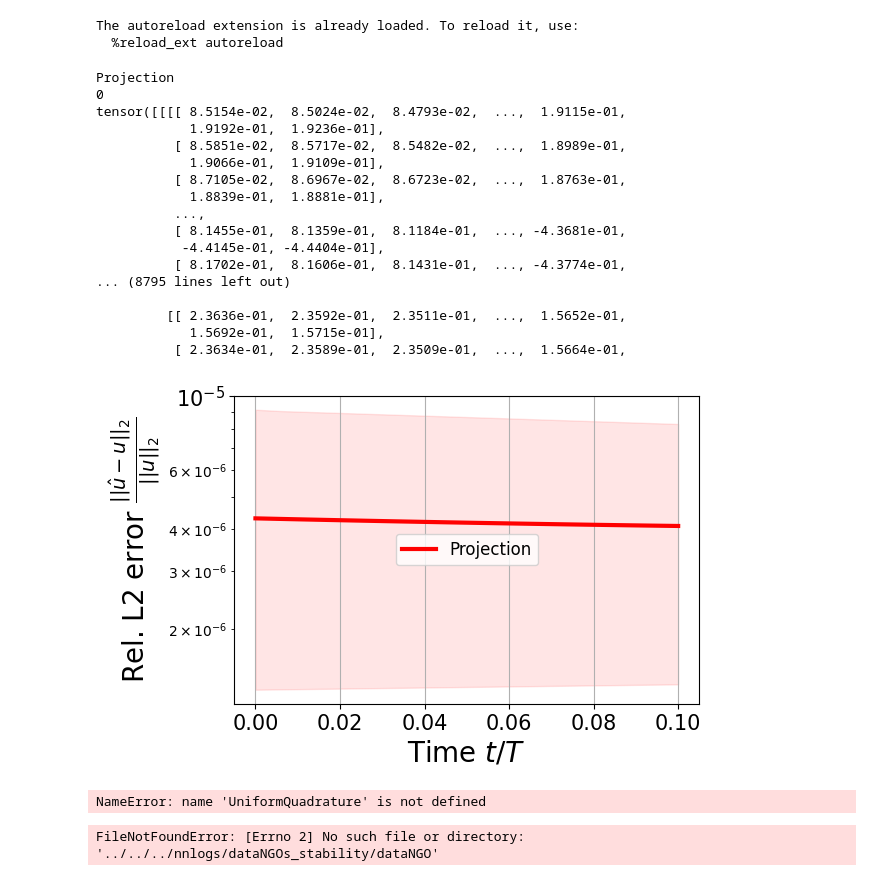
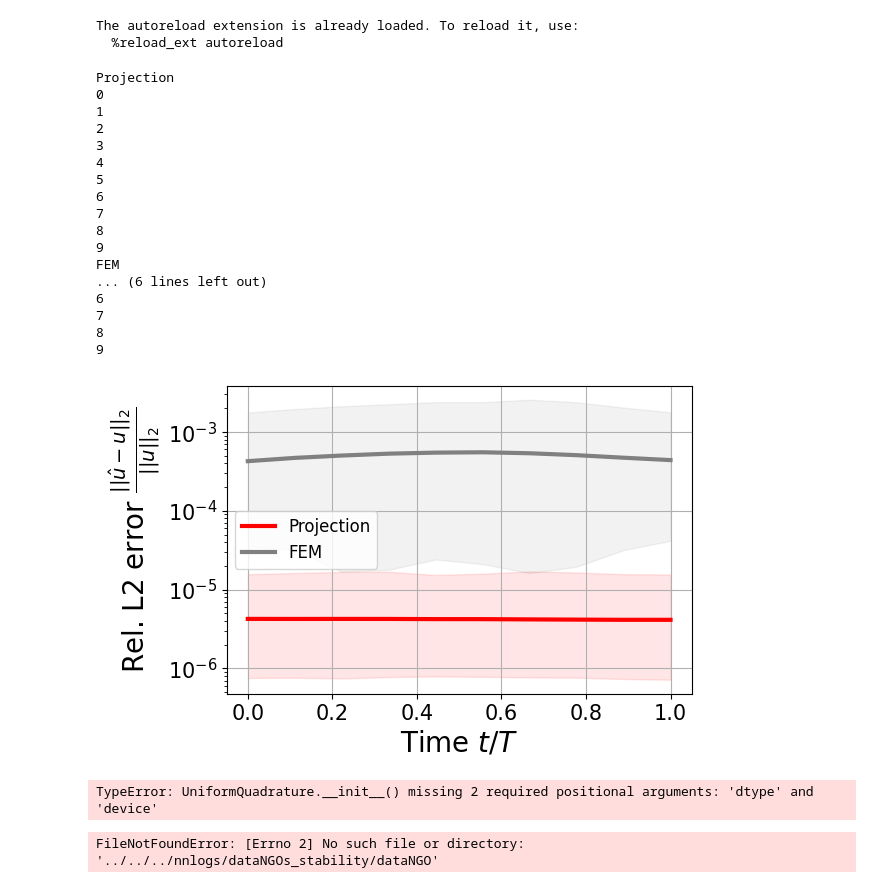
Before and after one commit to JoostHMPrins/ngo, a Jupyter notebook: analysisnotebooks/timestepping.ipynb, the cells around one changed output. Saved outputs shown, nothing was run; the diff lists cells and outputs as text; code cells hidden in the pictures.

```diff
--- a/analysisnotebooks/timestepping.ipynb
+++ b/analysisnotebooks/timestepping.ipynb
@@ -27,7 +27,7 @@ sublogdir = 'tdd'
 projection = loadmodelfromlabel(model=NeuralOperator, label='ngo', logdir=logdir, sublogdir=sublogdir, device=device)
 projection.hparams['modeltype'] = 'projection'
 projection.hparams['dtype'] = torch.float64
-projection.hparams['Dt'] = 0.001
+projection.hparams['Dt'] = 0.1
 projection.__init__(projection.hparams)
 
 FEM = loadmodelfromlabel(model=NeuralOperator, label='ngo', logdir=logdir, sublogdir=sublogdir, device=device)
@@ -37,7 +37,7 @@ FEM.hparams['Neumannseries'] = False
 FEM.hparams['Neumannseries_order'] = None
 # FEM.hparams['project_materialparameters'] = True
 FEM.hparams['gamma_stabilization'] = 100
-FEM.hparams['Dt'] = 0.001
+FEM.hparams['Dt'] = 0.1
 FEM.__init__(FEM.hparams)
 
 # NN = loadmodelfromlabel(model=NeuralOperator, label='NN', logdir=logdir, sublogdir=sublogdir, device=device)
@@ -47,6 +47,7 @@ FEM.__init__(FEM.hparams)
 # DeepONet = loadmodelfromlabel(model=NeuralOperator, label='DeepONet', logdir=logdir, sublogdir=sublogdir, device=device)
 
 # VarMiON = loadmodelfromlabel(model=NeuralOperator, label='VarMiON', logdir=logdir, sublogdir=sublogdir, device=device)
+
 # dataNGO = loadmodelfromlabel(model=NeuralOperator, label='steadydiffusion', logdir=logdir, sublogdir=sublogdir, device=device)
 
 # datafreeNGO = loadmodelfromlabel(model=NeuralOperator, label='datafreeNGO', logdir=logdir, sublogdir=sublogdir, device=device)
@@ -55,7 +56,7 @@ FEM.__init__(FEM.hparams)
 
 modeldict = {
             'Projection': projection,
-            # 'FEM': FEM,
+            'FEM': FEM,
             #  'NN': NN,
             #  'FNO': FNO,
             #  'DeepONet': DeepONet,
@@ -65,9 +66,9 @@ modeldict = {
             # 'Model NGO': modelNGO,
 }
 # %%
-N_samples = 10
-n_timesteps = 100
-l = torch.tensor([1,1,1], dtype=torch.float64, device=device)
+N_samples = 1000
+n_timesteps = 10
+l = torch.tensor([1,1,1], dtype=projection.hparams['dtype'], device=projection.hparams['device'])
 
 t_values = np.linspace(0,n_timesteps*projection.hparams['Dt'],n_timesteps)
 
@@ -82,15 +83,21 @@ size_title = 20
 size_ticklabels = 15
 size_axeslabels = 20
 
-w_t, xi_t = GaussLegendreQuadrature(Q=2, n_elements=1, dtype=torch.float64, device=device).compute_quadrature()
+
+# w_t, xi_t = UniformQuadrature(Q=2, dtype=projection.hparams['dtype'], device=projection.hparams['device']).compute_quadrature()
+# w_x, xi_x = UniformQuadrature(Q=100, dtype=projection.hparams['dtype'], device=projection.hparams['device']).compute_quadrature()
+# w_y, xi_y = UniformQuadrature(Q=100, dtype=projection.hparams['dtype'], device=projection.hparams['device']).compute_quadrature()
+w_t, xi_t = GaussLegendreQuadrature(Q=2, n_elements=1, dtype=projection.hparams['dtype'], device=projection.hparams['device']).compute_quadrature()
+w_x, xi_x = GaussLegendreQuadrature(Q=99, n_elements=3, dtype=projection.hparams['dtype'], device=projection.hparams['device']).compute_quadrature()
+w_y, xi_y = GaussLegendreQuadrature(Q=99, n_elements=3, dtype=projection.hparams['dtype'], device=projection.hparams['device']).compute_quadrature()
 w_t = w_t*projection.hparams['Dt']
 xi_t = xi_t*projection.hparams['Dt']
-w_x, xi_x = GaussLegendreQuadrature(Q=99, n_elements=3, dtype=torch.float64, device=device).compute_quadrature()
-w_y, xi_y = GaussLegendreQuadrature(Q=99, n_elements=3, dtype=torch.float64, device=device).compute_quadrature()
-
 W = w_t, w_x, w_y
 X = xi_t, xi_x, xi_y
+
 xi_t_0 = torch.clone(xi_t)
+
+
 
 linestyles=['--','--','--','--','--','--','--','--','--','--','--','--','--','--','--','--','--','--','--','--','--','--','--','--','--','--']
 colors = ['C0','C1','C2','C3','C4','C5','C6','C7','C8','C9','C10','green','red','blue','purple','orange','brown','pink','cyan','magenta','yellow','black']
@@ -127,18 +134,18 @@ m=0
 for model in modeldict:
     print(str(model))
     modeldict[str(model)].timestep = 0
+    xi_t = xi_t_0
+    X = (xi_t, xi_x, xi_y)
     for i in range(n_timesteps):
         print(i)
         u_exact = u.forward(X)
         u_hat = modeldict[str(model)].simforward(theta, f, eta_y0, eta_yL, g_x0, g_xL, u0, X, u)
-        print(u_hat)
         L2_scaled_array = relativeL2norm_set(W, u_hat, u_exact)
         L2_scaled_avg[m,i] = torch.mean(L2_scaled_array)
         q_l = torch.quantile(L2_scaled_array, q_low)
         q_h = torch.quantile(L2_scaled_array, q_high)
         yerr[m,:,i] = torch.tensor([q_l, q_h])
         modeldict[str(model)].time_step()
-        print(xi_t)
         xi_t = modeldict[str(model)].t_0 + xi_t_0
         X = (xi_t, xi_x, xi_y)
     m+=1
@@ -154,49 +161,49 @@ ax.set_xlabel(r'Time $t/T$', fontsize=size_axeslabels)
 ax.set_ylabel(r'Rel. L2 error $\frac{||\hat{u}-u||_2}{||u||_2}$', fontsize=size_axeslabels)
 
 ax.set_yscale('log')
 # ax.set_xlim(0, 1)
 # ax.set_ylim(1e-4,1e0)
 
 # ax.set_yticks([1e-4,1e-3,1e-2,1e-1,1e0])
 ax.grid()
 for model in modeldict:
     # plots.append(ax.errorbar(t_values, L2_scaled_avg[m], yerr=yerr[m], fmt=".-", capsize=6, ms=15, label=str(model), color=colors[m], linestyle=linestyles[m]))
     plots.append(ax.plot(t_values, L2_scaled_avg[m], label=str(model), color=colors[m], linestyle=linestyles[m], linewidth=3)[0])
     ax.fill_between(t_values, yerr[m,0,:], yerr[m,1,:], alpha=0.1, color=colors[m])
     m+=1
 plt.legend(fontsize=12)# loc='lower left', ncols=1)
 # legend1 = ax.legend(handles=plots[0:2],fontsize=10, ncols=1, loc='lower left')
 # plt.gca().add_artist(legend1)
 # legend2 = ax.legend(handles=plots[2:],fontsize=10, ncols=1, loc='upper right')
 # plt.gca().add_artist(legend2)
 # legend3 = ax.legend(handles=plots[4:],fontsize=10, ncols=1, loc=(0.3,0.35))
 # plt.gca().add_artist(legend3)
 
 
 # plt.savefig("stability_errorsovertime.svg", bbox_inches='tight')#, transparent=True)
 # plt.savefig("vanillamodelNGOs.svg", bbox_inches='tight')#, transparent=True)
 
 
 plt.show()
 # %% [output]
 Projection
 0
-tensor([[[[ 8.5154e-02,  8.5024e-02,  8.4793e-02,  ...,  1.9115e-01,
-            1.9192e-01,  1.9236e-01],
-          [ 8.5851e-02,  8.5717e-02,  8.5482e-02,  ...,  1.8989e-01,
-            1.9066e-01,  1.9109e-01],
-          [ 8.7105e-02,  8.6967e-02,  8.6723e-02,  ...,  1.8763e-01,
-            1.8839e-01,  1.8881e-01],
-          ...,
-          [ 8.1455e-01,  8.1359e-01,  8.1184e-01,  ..., -4.3681e-01,
-           -4.4145e-01, -4.4404e-01],
-          [ 8.1702e-01,  8.1606e-01,  8.1431e-01,  ..., -4.3774e-01,
-... (8795 lines left out)
-
-         [[ 2.3636e-01,  2.3592e-01,  2.3511e-01,  ...,  1.5652e-01,
-            1.5692e-01,  1.5715e-01],
-          [ 2.3634e-01,  2.3589e-01,  2.3509e-01,  ...,  1.5664e-01,
+1
+2
+3
+4
+5
+6
+7
+8
+9
+FEM
+... (6 lines left out)
+6
+7
+8
+9
-[figure, old version]
+[figure, new version]
 # %%
 N_samples = 1
 
@@ -277,7 +284,7 @@ plt.savefig("eigenvalues.svg", bbox_inches='tight')#, transparent=True)
 
 plt.show()
 # %% [output]
-NameError: name 'UniformQuadrature' is not defined
+TypeError: UniformQuadrature.__init__() missing 2 required positional arguments: 'dtype' and 'device'
 # %%
 N_samples = 10
 n_timesteps = 1
```
Also changed, not shown: 6 other files.
